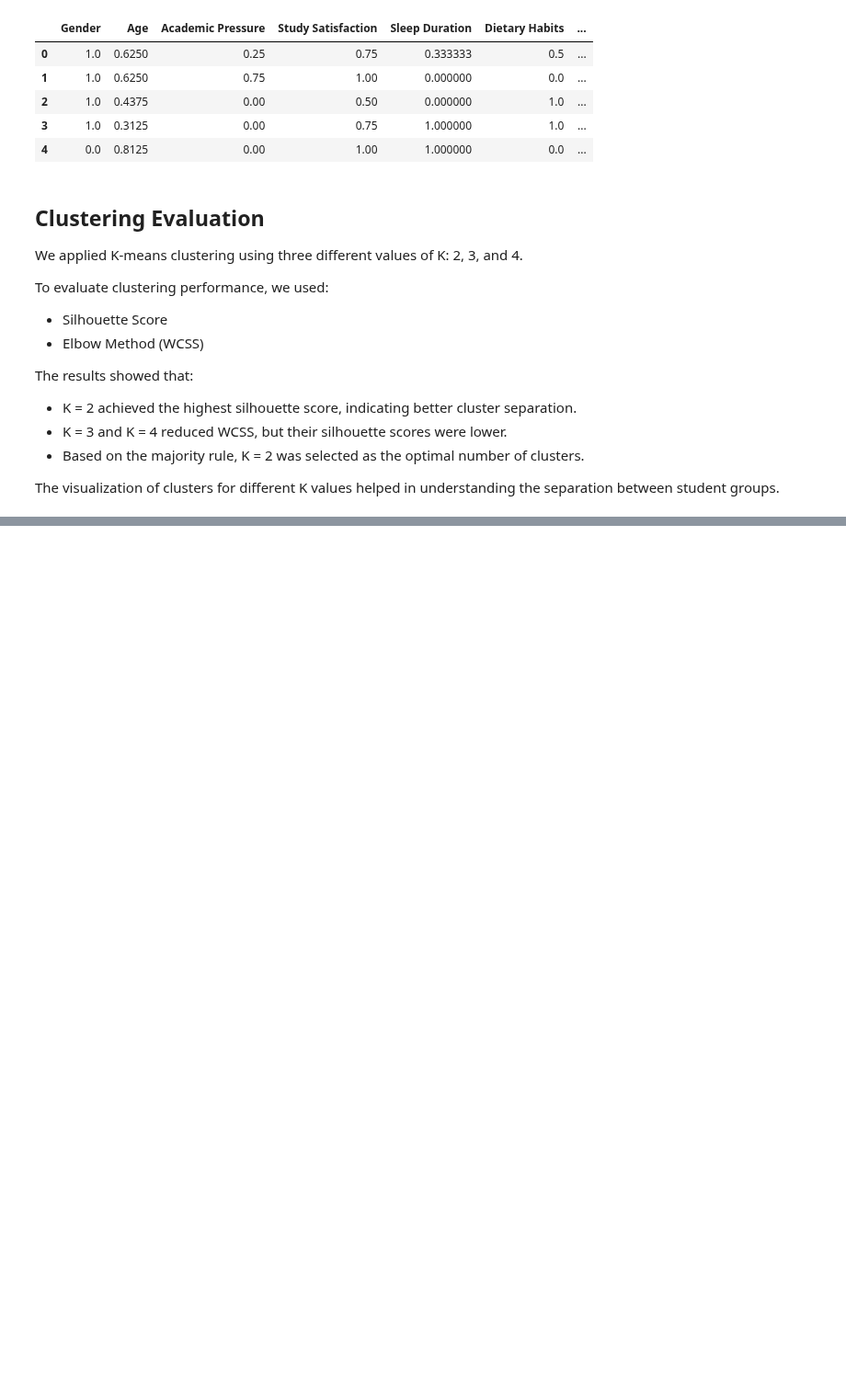
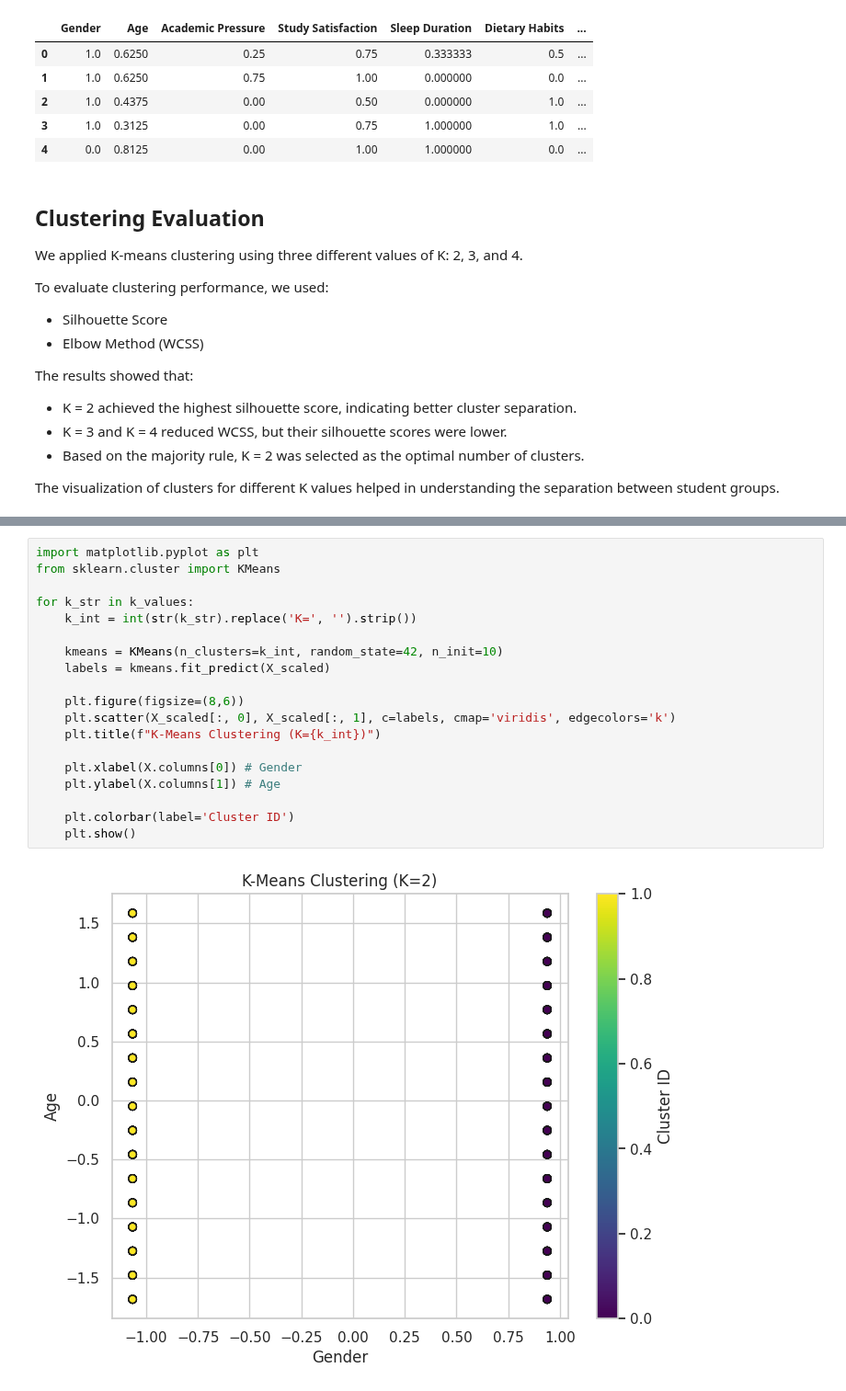
Before and after one commit to joodali25/IT326-DataMining-Project, a Jupyter notebook: Reports/Phase3.ipynb, the cells around one changed output, grey strips where cells are left out. Shown at 92% size. Saved outputs shown, nothing was run; the diff lists cells and outputs as text; blank space fills up the shorter version.

```diff
--- a/Reports/Phase3.ipynb
+++ b/Reports/Phase3.ipynb
@@ -282,0 +360,21 @@ The visualization of clusters for different K values helped in understanding the
+# %%
+import matplotlib.pyplot as plt
+from sklearn.cluster import KMeans
+
+for k_str in k_values:
+    k_int = int(str(k_str).replace('K=', '').strip())
+
+    kmeans = KMeans(n_clusters=k_int, random_state=42, n_init=10)
+    labels = kmeans.fit_predict(X_scaled)
+
+    plt.figure(figsize=(8,6))
+    plt.scatter(X_scaled[:, 0], X_scaled[:, 1], c=labels, cmap='viridis', edgecolors='k')
+    plt.title(f"K-Means Clustering (K={k_int})")
+
+    plt.xlabel(X.columns[0]) # Gender
+    plt.ylabel(X.columns[1]) # Age
+
+    plt.colorbar(label='Cluster ID')
+    plt.show()
+# %% [output]
+[figure, added]
```
Also changed, not shown: parts of 19 cells of this notebook.
